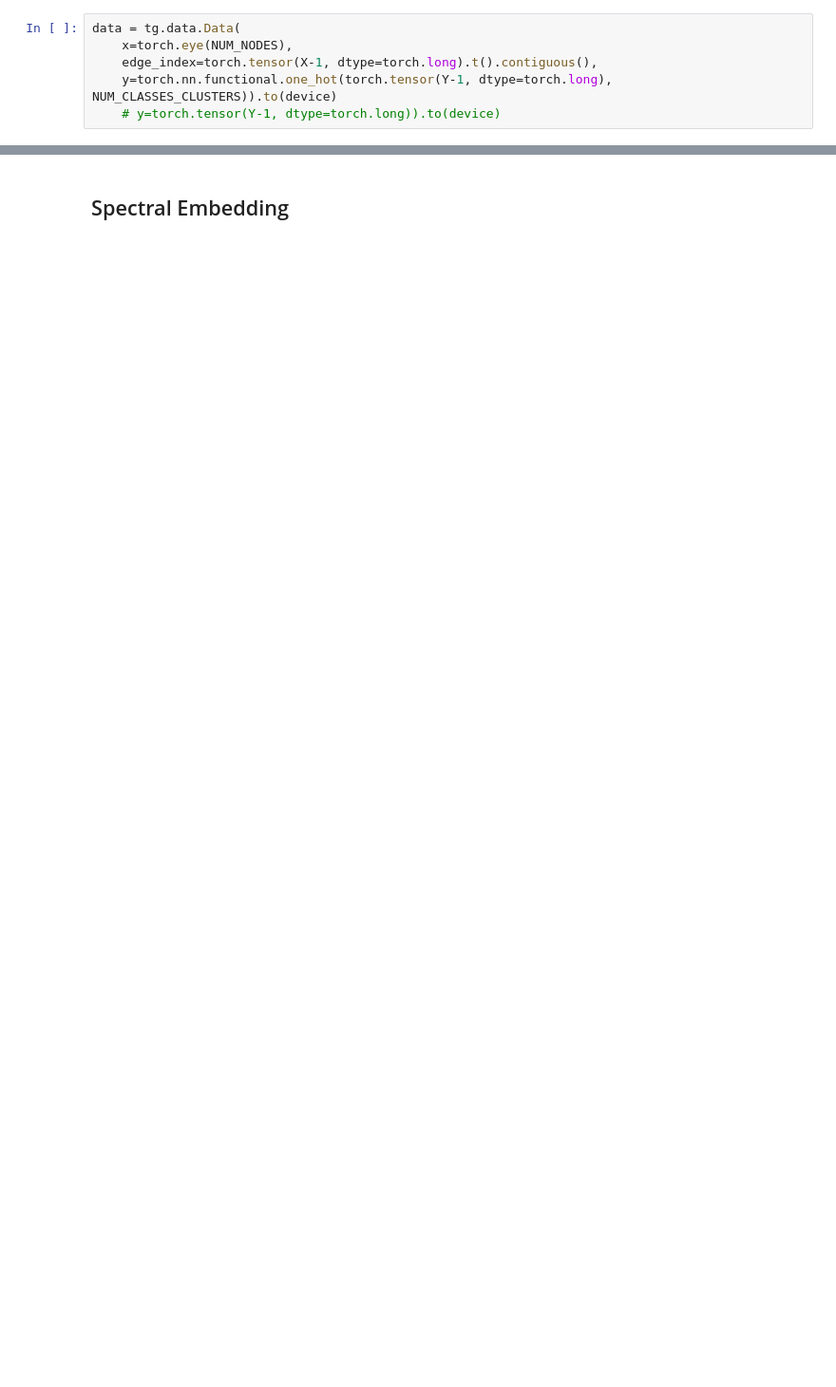
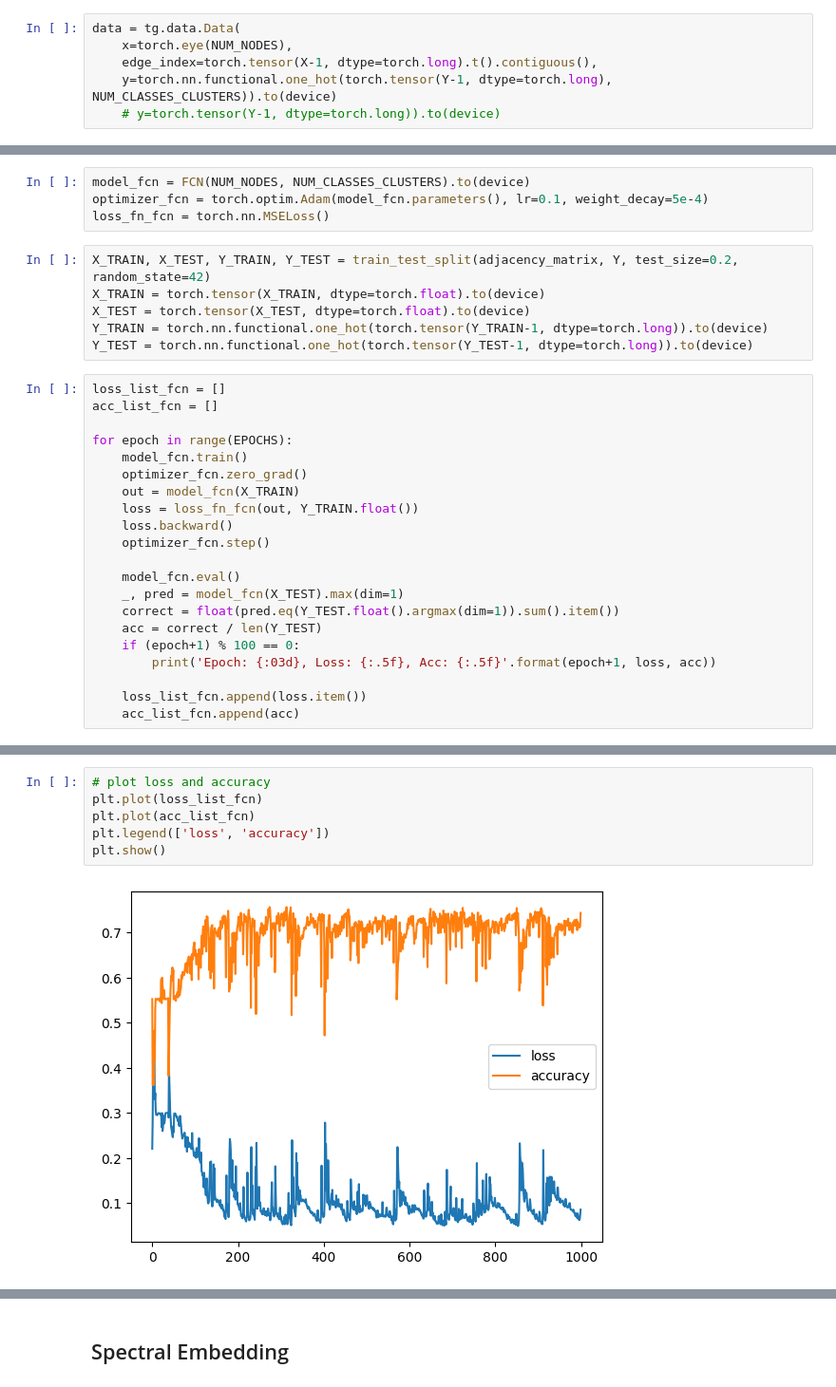
Before and after one commit to mahadev9/network-analysis, a Jupyter notebook: models.ipynb, the cells around one changed output, grey strips where cells are left out. Shown at 95% size. Saved outputs shown, nothing was run; the diff lists cells and outputs as text; blank space fills up the shorter version.

Commit message:
more and updated models

```diff
--- a/models.ipynb
+++ b/models.ipynb
@@ -82,0 +106,31 @@ data = tg.data.Data(
+# %%
+model_fcn = FCN(NUM_NODES, NUM_CLASSES_CLUSTERS).to(device)
+optimizer_fcn = torch.optim.Adam(model_fcn.parameters(), lr=0.1, weight_decay=5e-4)
+loss_fn_fcn = torch.nn.MSELoss()
+# %%
+X_TRAIN, X_TEST, Y_TRAIN, Y_TEST = train_test_split(adjacency_matrix, Y, test_size=0.2, random_state=42)
+X_TRAIN = torch.tensor(X_TRAIN, dtype=torch.float).to(device)
+X_TEST = torch.tensor(X_TEST, dtype=torch.float).to(device)
+Y_TRAIN = torch.nn.functional.one_hot(torch.tensor(Y_TRAIN-1, dtype=torch.long)).to(device)
+Y_TEST = torch.nn.functional.one_hot(torch.tensor(Y_TEST-1, dtype=torch.long)).to(device)
+# %%
+loss_list_fcn = []
+acc_list_fcn = []
+
+for epoch in range(EPOCHS):
+    model_fcn.train()
+    optimizer_fcn.zero_grad()
+    out = model_fcn(X_TRAIN)
+    loss = loss_fn_fcn(out, Y_TRAIN.float())
+    loss.backward()
+    optimizer_fcn.step()
+
+    model_fcn.eval()
+    _, pred = model_fcn(X_TEST).max(dim=1)
+    correct = float(pred.eq(Y_TEST.float().argmax(dim=1)).sum().item())
+    acc = correct / len(Y_TEST)
+    if (epoch+1) % 100 == 0:
+        print('Epoch: {:03d}, Loss: {:.5f}, Acc: {:.5f}'.format(epoch+1, loss, acc))
+
+    loss_list_fcn.append(loss.item())
+    acc_list_fcn.append(acc)
@@ -83 +157,9 @@ data = tg.data.Data(
+# %%
+# plot loss and accuracy
+plt.plot(loss_list_fcn)
+plt.plot(acc_list_fcn)
+plt.legend(['loss', 'accuracy'])
+plt.show()
+# %% [output]
+[figure, added]
 # %% [markdown]
```
Also changed, not shown: parts of 50 cells of this notebook.
